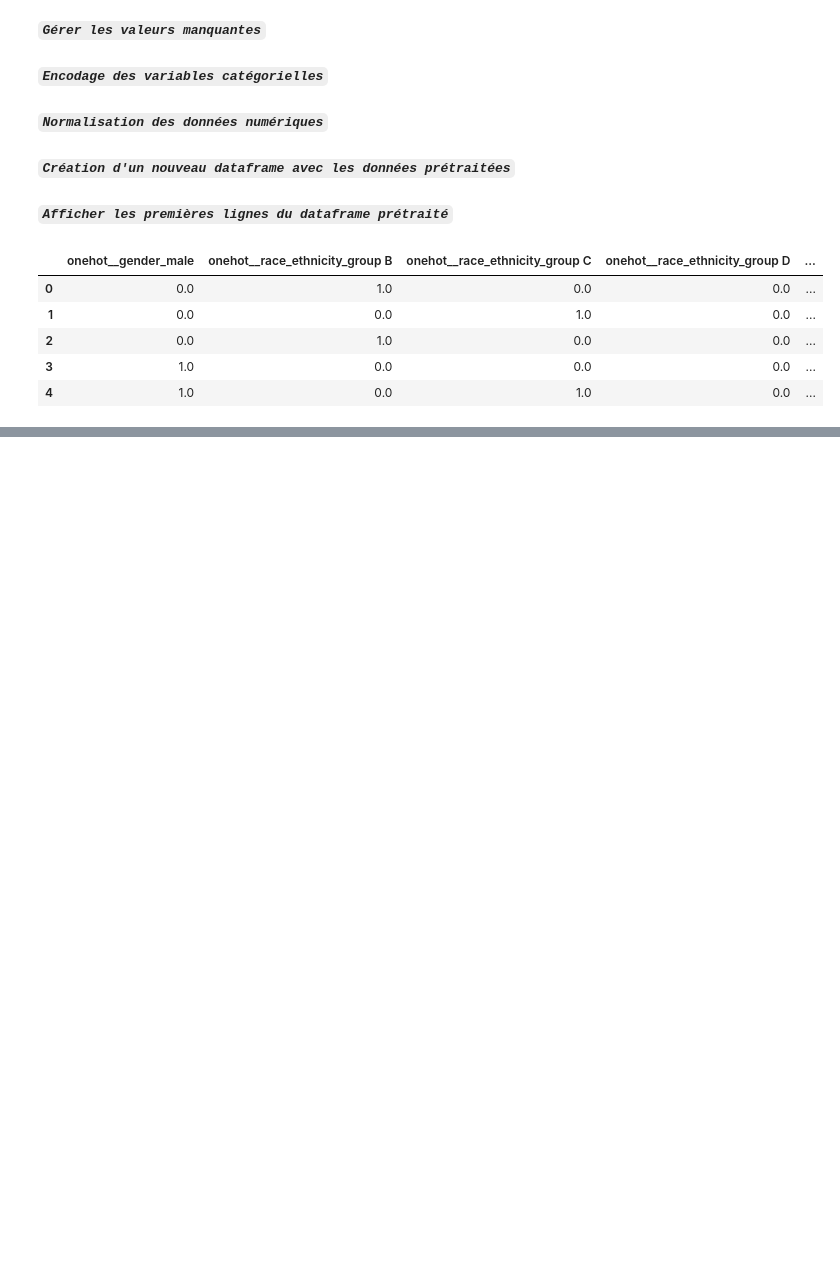
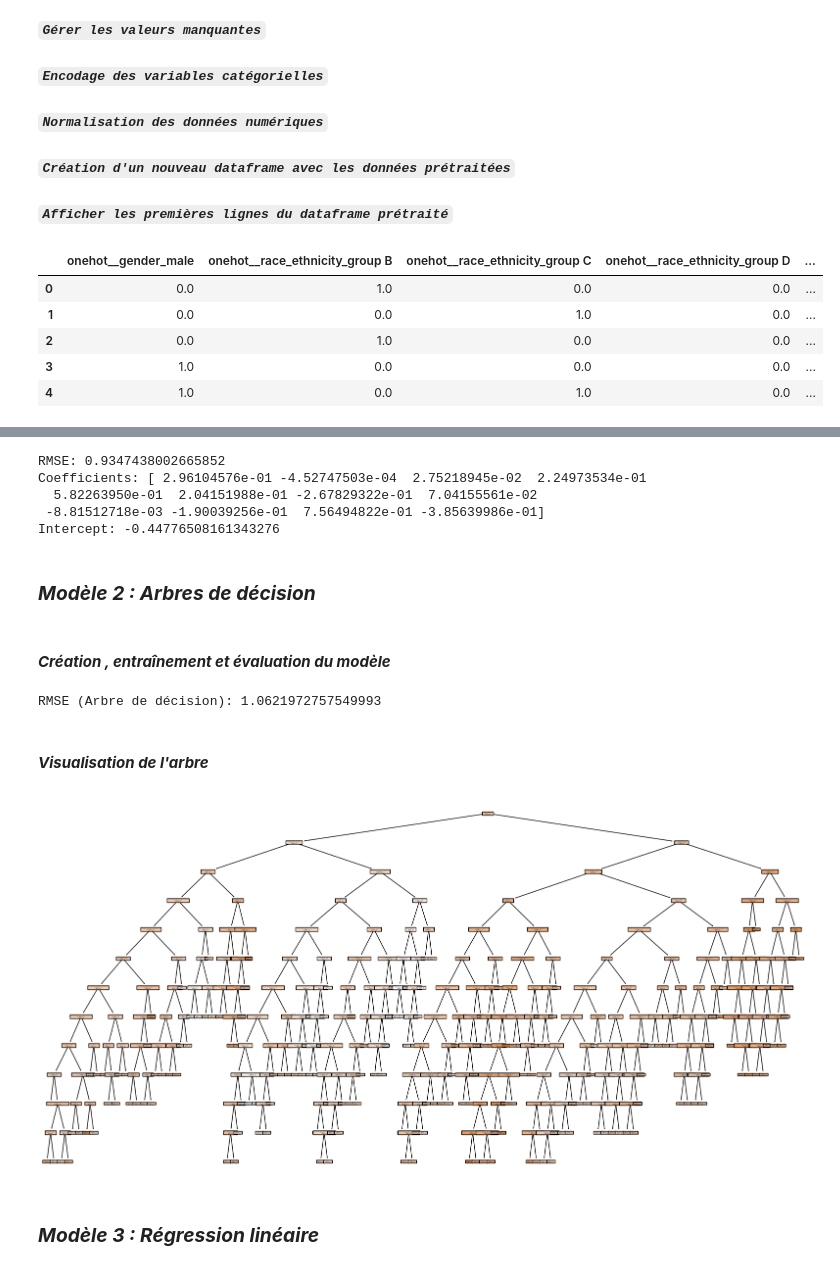
Before and after one commit to HaddoucheSara/ML_Mini_projet, a Jupyter notebook: Mini_projet_D’application.ipynb, the cells around one changed output, grey strips where cells are left out. Drawn from its saved outputs; the diff is of its cells as text; code cells hidden in the pictures; blank space fills up the shorter version.

```diff
--- a/Mini_projet_D’application.ipynb
+++ b/Mini_projet_D’application.ipynb
@@ -123,0 +180,3 @@ data_preprocessed.head()
+# %%
+from sklearn.model_selection import train_test_split
+X_train, X_test, y_train, y_test = train_test_split(X, Y, test_size=0.2, random_state=42)
@@ -123,0 +185,10 @@ data_preprocessed.head()
+# %%
+from sklearn.linear_model import Ridge
+# Créer une instance du modèle de régression Ridge
+modele1 = Ridge(alpha=1.0)
+
+# Entraîner le modèle sur l'ensemble d'entraînement
+modele1.fit(X_train, y_train)
+
+# Faire des prédictions sur l'ensemble de test
+predictions = modele1.predict(X_test)
@@ -123,0 +197,53 @@ data_preprocessed.head()
+# %%
+from sklearn.metrics import mean_squared_error
+# Calculer l'erreur quadratique moyenne (RMSE) pour évaluer les performances du modèle
+rmse = np.sqrt(mean_squared_error(y_test, predictions))
+print("RMSE:", rmse)
+
+
+coefficients = modele1.coef_
+intercept = modele1.intercept_
+print("Coefficients:", coefficients)
+print("Intercept:", intercept)
+# %% [output]
+RMSE: 0.9347438002665852
+Coefficients: [ 2.96104576e-01 -4.52747503e-04  2.75218945e-02  2.24973534e-01
+  5.82263950e-01  2.04151988e-01 -2.67829322e-01  7.04155561e-02
+ -8.81512718e-03 -1.90039256e-01  7.56494822e-01 -3.85639986e-01]
+Intercept: -0.44776508161343276
+# %% [markdown]
+### ***Modèle 2 : Arbres de décision***
+# %% [markdown]
+#### ***Création , entraînement et évaluation du modèle***
+# %%
+from sklearn.tree import DecisionTreeRegressor
+
+# Créer une instance du modèle de régression par arbres de décision
+modele2 = DecisionTreeRegressor(random_state=42)
+
+# Entraîner le modèle sur l'ensemble d'entraînement
+modele2.fit(X_train, y_train)
+
+# Faire des prédictions sur l'ensemble de test
+predictions_arbre = modele2.predict(X_test)
+
+# Calculer l'erreur quadratique moyenne (RMSE) pour évaluer les performances du modèle
+rmse_arbre = np.sqrt(mean_squared_error(y_test, predictions_arbre))
+print("RMSE (Arbre de décision):", rmse_arbre)
+# %% [output]
+RMSE (Arbre de décision): 1.0621972757549993
+# %% [markdown]
+#### ***Visualisation de l'arbre***
+# %%
+from sklearn.tree import DecisionTreeRegressor, plot_tree
+import matplotlib.pyplot as plt
+
+
+# Visualiser l'arbre de décision avec une figure plus grande
+plt.figure(figsize=(20, 10))
+plot_tree(modele2, filled=True, feature_names=X.columns)
+plt.show()
+# %% [output]
+[figure, added]
+# %% [markdown]
+### ***Modèle 3 : Régression linéaire***
```
Also changed, not shown: parts of 23 cells of this notebook.
